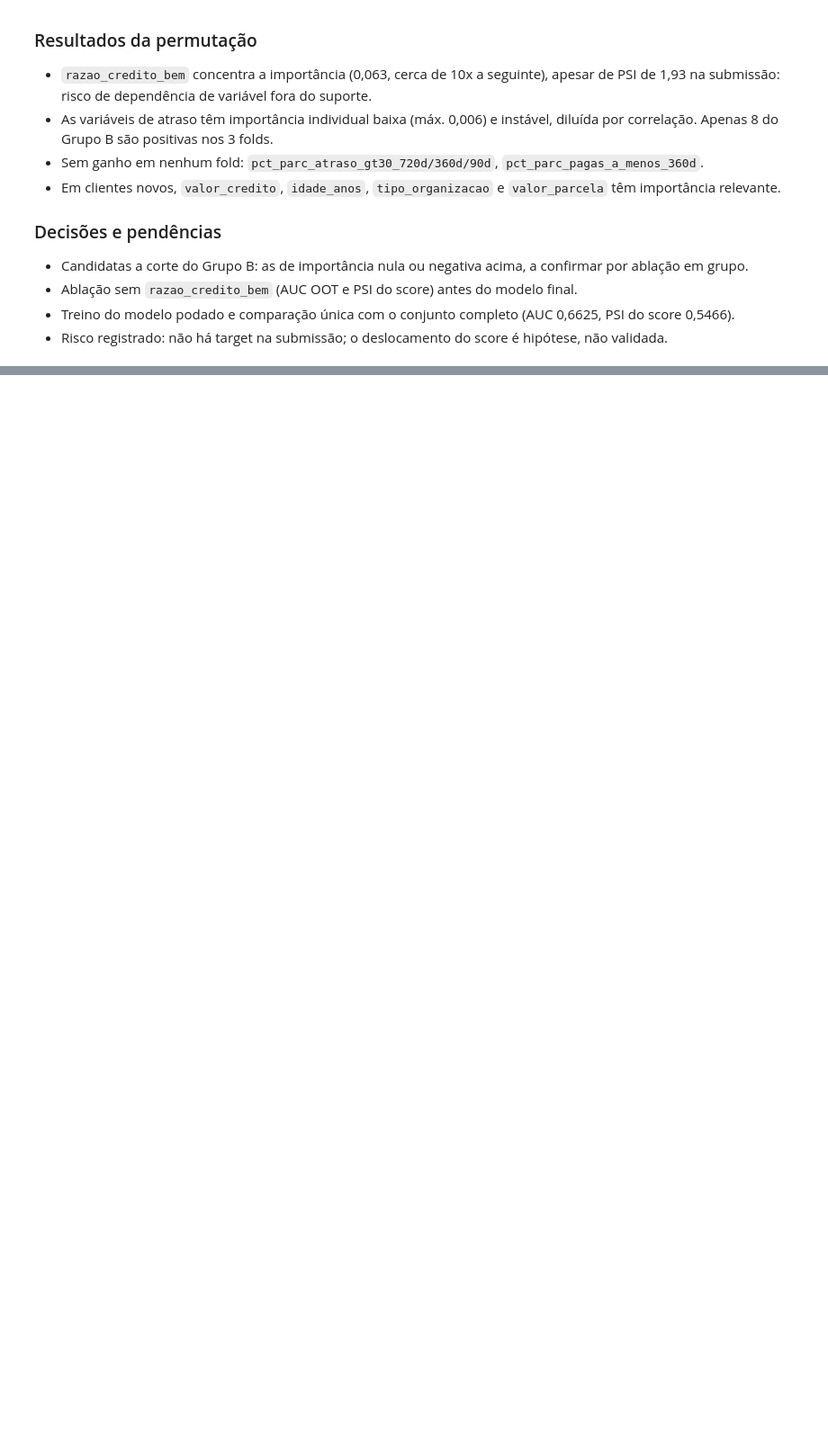
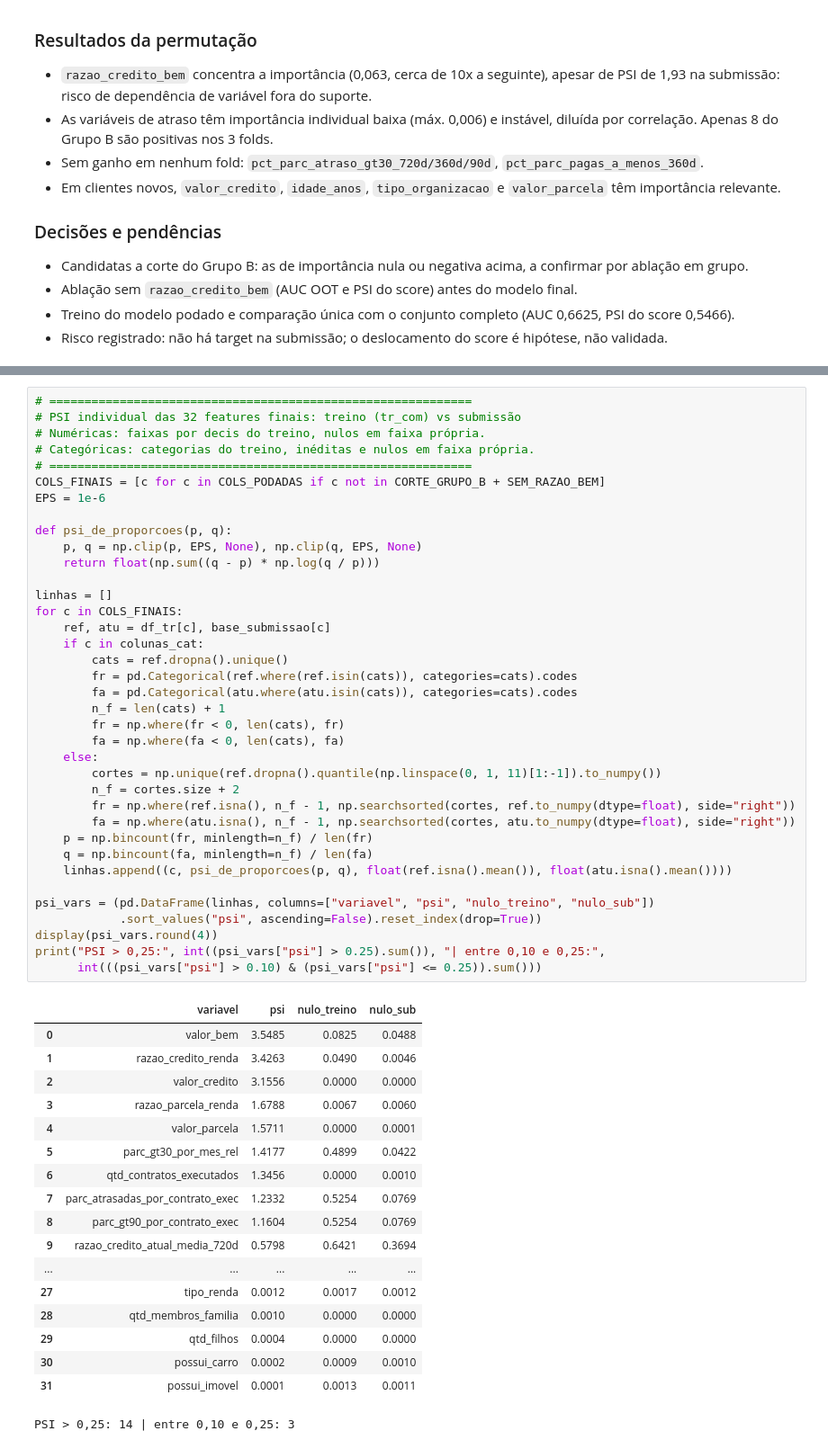
Before and after one commit to Gabverz/DS-Accelerator, a Jupyter notebook: notebooks/03_features_modelagem.ipynb, the cells around one changed output, grey strips where cells are left out. Shown at 90% size. Drawn from its saved outputs; the diff is of its cells as text; blank space fills up the shorter version.

```diff
--- a/notebooks/03_features_modelagem.ipynb
+++ b/notebooks/03_features_modelagem.ipynb
@@ -2062,0 +2129,56 @@ A seleção usou apenas o treino com embargo (`tr_com`); o teste OOT não partic
+# %%
+# ============================================================
+# PSI individual das 32 features finais: treino (tr_com) vs submissão
+# Numéricas: faixas por decis do treino, nulos em faixa própria.
+# Categóricas: categorias do treino, inéditas e nulos em faixa própria.
+# ============================================================
+COLS_FINAIS = [c for c in COLS_PODADAS if c not in CORTE_GRUPO_B + SEM_RAZAO_BEM]
+EPS = 1e-6
+
+def psi_de_proporcoes(p, q):
+    p, q = np.clip(p, EPS, None), np.clip(q, EPS, None)
+    return float(np.sum((q - p) * np.log(q / p)))
+
+linhas = []
+for c in COLS_FINAIS:
+    ref, atu = df_tr[c], base_submissao[c]
+    if c in colunas_cat:
+        cats = ref.dropna().unique()
+        fr = pd.Categorical(ref.where(ref.isin(cats)), categories=cats).codes
+        fa = pd.Categorical(atu.where(atu.isin(cats)), categories=cats).codes
+        n_f = len(cats) + 1
+        fr = np.where(fr < 0, len(cats), fr)
+        fa = np.where(fa < 0, len(cats), fa)
+    else:
+        cortes = np.unique(ref.dropna().quantile(np.linspace(0, 1, 11)[1:-1]).to_numpy())
+        n_f = cortes.size + 2
+        fr = np.where(ref.isna(), n_f - 1, np.searchsorted(cortes, ref.to_numpy(dtype=float), side="right"))
+        fa = np.where(atu.isna(), n_f - 1, np.searchsorted(cortes, atu.to_numpy(dtype=float), side="right"))
+    p = np.bincount(fr, minlength=n_f) / len(fr)
+    q = np.bincount(fa, minlength=n_f) / len(fa)
+    linhas.append((c, psi_de_proporcoes(p, q), float(ref.isna().mean()), float(atu.isna().mean())))
+
+psi_vars = (pd.DataFrame(linhas, columns=["variavel", "psi", "nulo_treino", "nulo_sub"])
+            .sort_values("psi", ascending=False).reset_index(drop=True))
+display(psi_vars.round(4))
+print("PSI > 0,25:", int((psi_vars["psi"] > 0.25).sum()), "| entre 0,10 e 0,25:",
+      int(((psi_vars["psi"] > 0.10) & (psi_vars["psi"] <= 0.25)).sum()))
+# %% [output]
+|  | variavel | psi | nulo_treino | nulo_sub |
+| 0 | valor_bem | 3.5485 | 0.0825 | 0.0488 |
+| 1 | razao_credito_renda | 3.4263 | 0.0490 | 0.0046 |
+| 2 | valor_credito | 3.1556 | 0.0000 | 0.0000 |
+| 3 | razao_parcela_renda | 1.6788 | 0.0067 | 0.0060 |
+| 4 | valor_parcela | 1.5711 | 0.0000 | 0.0001 |
+| 5 | parc_gt30_por_mes_rel | 1.4177 | 0.4899 | 0.0422 |
+| 6 | qtd_contratos_executados | 1.3456 | 0.0000 | 0.0010 |
+| 7 | parc_atrasadas_por_contrato_exec | 1.2332 | 0.5254 | 0.0769 |
+| 8 | parc_gt90_por_contrato_exec | 1.1604 | 0.5254 | 0.0769 |
+| 9 | razao_credito_atual_media_720d | 0.5798 | 0.6421 | 0.3694 |
+| ... | ... | ... | ... | ... |
+| 27 | tipo_renda | 0.0012 | 0.0017 | 0.0012 |
+| 28 | qtd_membros_familia | 0.0010 | 0.0000 | 0.0000 |
+| 29 | qtd_filhos | 0.0004 | 0.0000 | 0.0000 |
+| 30 | possui_carro | 0.0002 | 0.0009 | 0.0010 |
+| 31 | possui_imovel | 0.0001 | 0.0013 | 0.0011 |
+PSI > 0,25: 14 | entre 0,10 e 0,25: 3
```
Also changed, not shown: parts of 4 cells of this notebook.
